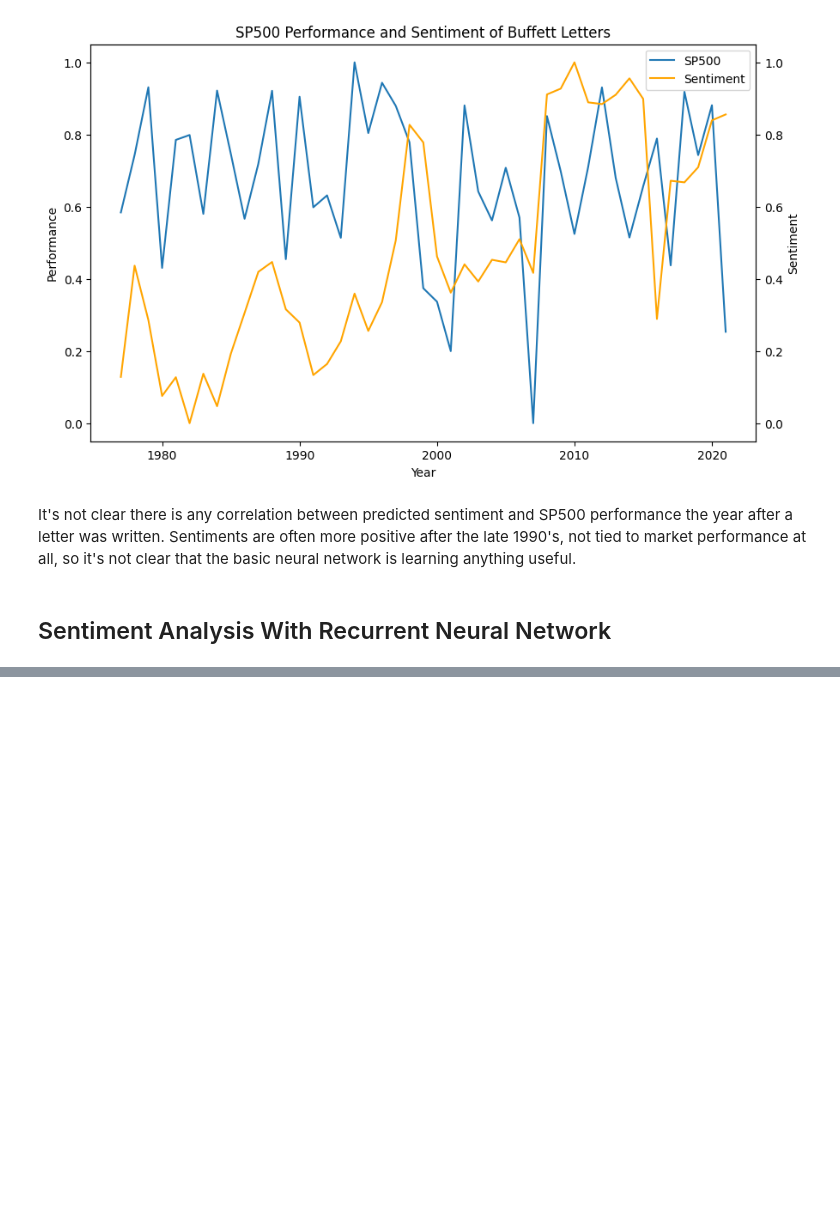
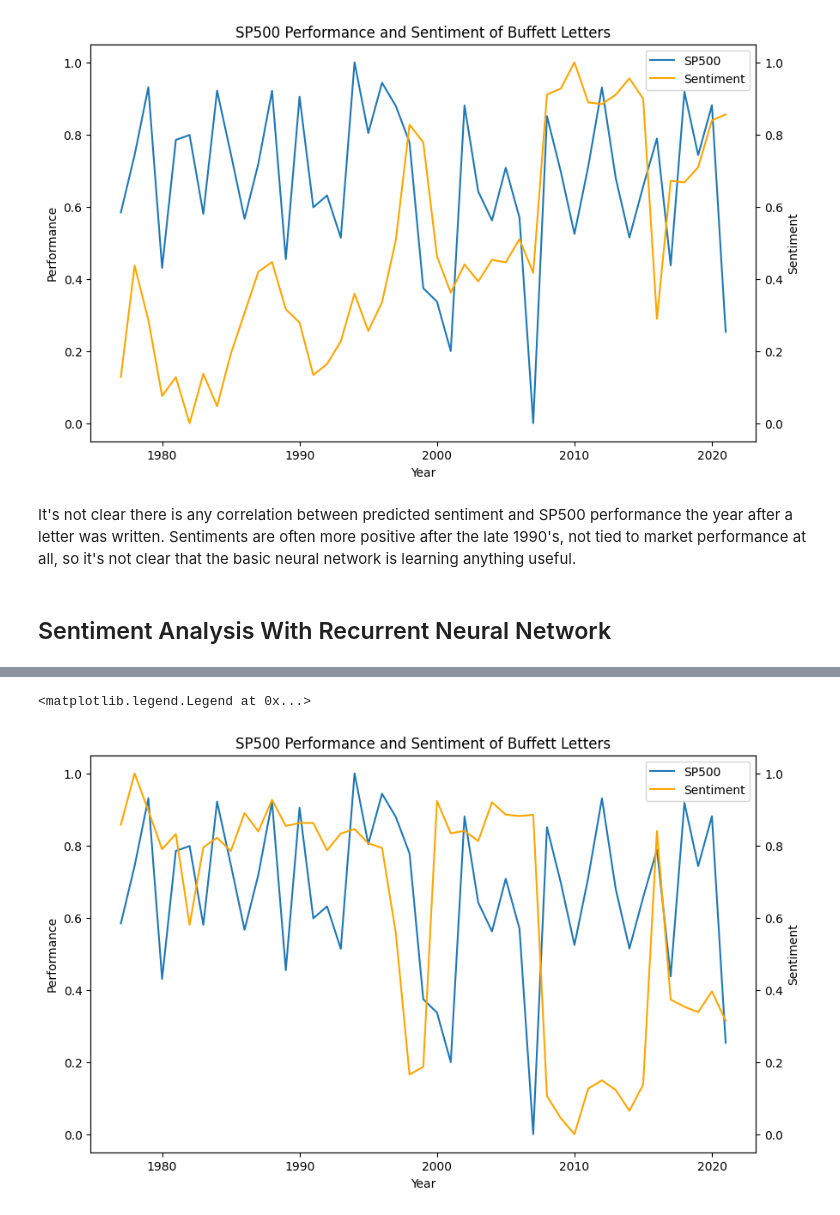
Before and after one commit to biovino1/BuffetLetters, a Jupyter notebook: prediction.ipynb, the cells around one changed output, grey strips where cells are left out. Saved outputs shown, nothing was run; the diff lists cells and outputs as text; code cells hidden in the pictures; blank space fills up the shorter version.

```diff
--- a/prediction.ipynb
+++ b/prediction.ipynb
@@ -231,0 +294,12 @@ It's not clear there is any correlation between predicted sentiment and SP500 pe
+# %%
+# Scale SP500 and Sentiment columns
+from sklearn.preprocessing import MinMaxScaler
+import pandas as pd
+
+# Load df from pickle
+df = pd.read_pickle('data/rnn_pred.pkl')
+
+scaler = MinMaxScaler()
+df['SP500 Year After'] = scaler.fit_transform(df[['SP500 Year After']])
+df['Sentiment'] = scaler.fit_transform(df[['Sentiment']])
+df.head()
@@ -231,0 +313,21 @@ It's not clear there is any correlation between predicted sentiment and SP500 pe
+# %%
+# Plot SP500 performance and sentiment
+import matplotlib.pyplot as plt
+
+fig, ax = plt.subplots()
+fig.set_figheight(6), fig.set_figwidth(10)
+ax.plot(df['Year'], df['SP500 Year After'], label='SP500')
+ax.set_title('SP500 Performance and Sentiment of Buffett Letters')
+ax.set_xlabel('Year')
+ax.set_ylabel('Performance')
+ax2 = ax.twinx()
+ax2.plot(df['Year'], df['Sentiment'], color='orange', label='Sentiment')
+ax2.set_ylabel('Sentiment')
+
+# Add legend
+lines, labels = ax.get_legend_handles_labels()
+lines2, labels2 = ax2.get_legend_handles_labels()
+ax2.legend(lines + lines2, labels + labels2, loc=0)
+# %% [output]
+<matplotlib.legend.Legend at 0x...>
+[figure, added]
```
Also changed, not shown: parts of 14 cells of this notebook, 9 other files.
